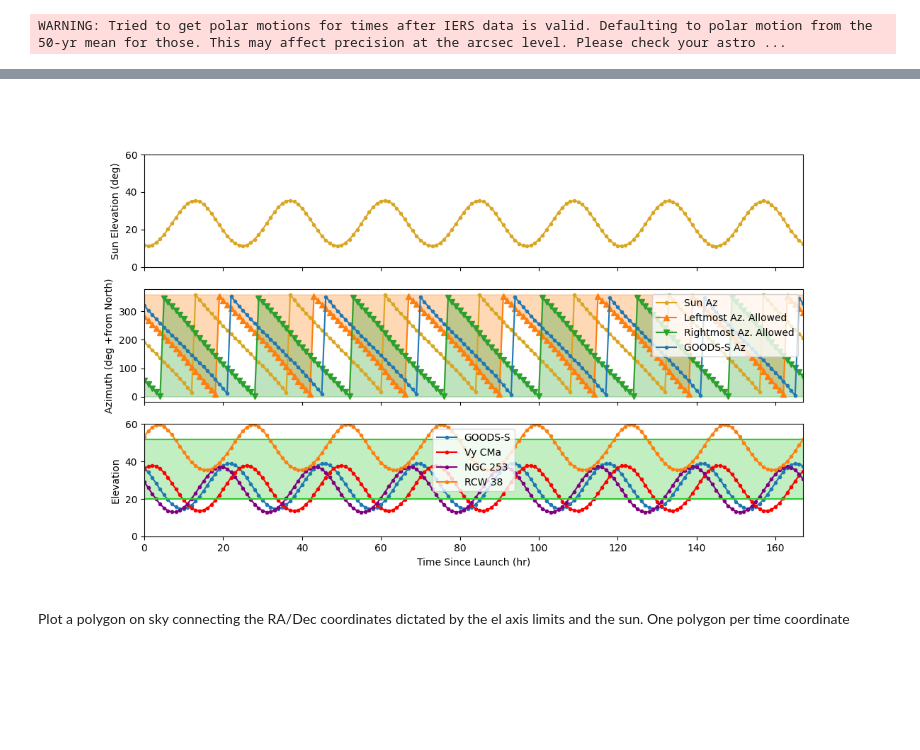
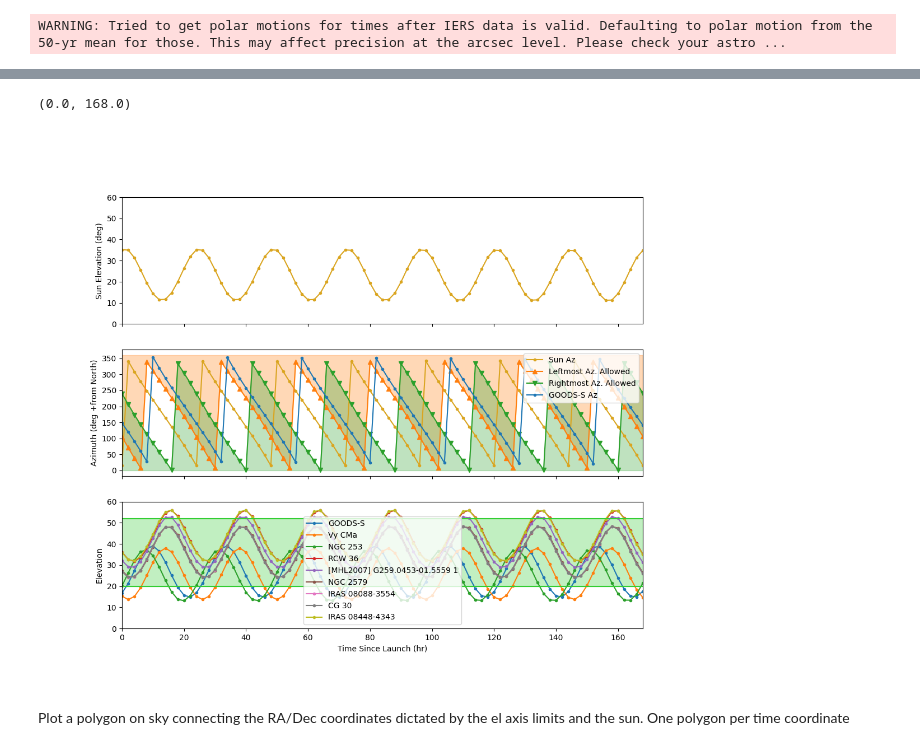
Before and after one commit to tim-balloon/tim-memos, a Jupyter notebook: TIM_sky_coverage.ipynb, the cells around one changed output, grey strips where cells are left out. Drawn from its saved outputs; the diff is of its cells as text; code cells hidden in the pictures; blank space fills up the shorter version.

```diff
--- a/TIM_sky_coverage.ipynb
+++ b/TIM_sky_coverage.ipynb
@@ -31,13 +31,14 @@ az_limleft = lambda x: wrap360(x - 270)
 az_limright = lambda x: wrap360(x - 135)
 
 
-# mcmurdo = EarthLocation(lat='-77.8419', lon='166.6863', height=37000.)
-mcmurdo = EarthLocation(lat='-77.8419', lon='346.6863', height=37000.) # halfway around continent
+mcmurdo = EarthLocation(lat='-77.8419', lon='166.6863', height=37000.)
+# mcmurdo = EarthLocation(lat='-77.8419', lon='346.6863', height=37000.) # halfway around continent
 launch_date = Time('2026-12-25 00:00:00', scale='utc', location=mcmurdo)
 
-oneday = np.arange(24 + 1) * u.hr
-oneweek = np.arange(24 * 7) * u.hr
-threeweeks = np.arange(24 * 7 * 3 + 1) * u.hr
+step_hr = 2
+oneday = np.arange(0, 24 + step_hr, step_hr) * u.hr
+oneweek = np.arange(0, 24 * 7 + step_hr, step_hr) * u.hr
+threeweeks = np.arange(24 * 7 * 3 + step_hr, step_hr) * u.hr
 times = launch_date + oneweek
 t = (times - times[0]).to(u.hr)
 
@@ -53,22 +54,17 @@ goods_s_altaz = goods_s.transform_to('altaz')
 edfs = SkyCoord(ra='04h04m57.84s', dec='-48d25m22.8s', obstime=times[0], location=mcmurdo)
 
 edff = SkyCoord(ra='03h31m43.6s', dec='-28d05m18.6s', obstime=times[0], location=mcmurdo)
-
-foo = SkyCoord.from_name('Vy CMa')
-vy_cma = SkyCoord(foo.ra, foo.dec, obstime=times, location=mcmurdo)
-vy_cma_altaz = vy_cma.transform_to(AltAz)
-
-foo = SkyCoord.from_name('NGC 253')
-ngc253 = SkyCoord(foo.ra, foo.dec, obstime=times, location=mcmurdo)
-ngc253_altaz = ngc253.transform_to(AltAz)
-
-foo = SkyCoord.from_name('RCW 38')
-rcw38 = SkyCoord(foo.ra, foo.dec, obstime=times, location=mcmurdo)
-rcw38_altaz = rcw38.transform_to(AltAz)
 # %% [output]
 WARNING: Tried to get polar motions for times after IERS data is valid. Defaulting to polar motion from the 50-yr mean for those. This may affect precision at the arcsec level. Please check your astro ...
+# %%
+def plot_from_catalog_helper_t_vs_el(ax, name):
+    foo = SkyCoord.from_name(name)
+    coord = SkyCoord(foo.ra, foo.dec, obstime=times, location=mcmurdo)
+    foo_altaz = coord.transform_to(AltAz)
+    ax.plot(t, foo_altaz.alt.deg, marker='.', label=name)
+    return coord, foo_altaz
 # %%
-fig, ax = plt.subplots(figsize=(12,7), nrows=3, sharex=True)
+fig, ax = plt.subplots(figsize=(12,10), nrows=3, sharex=True)
 
 ax[0].plot(t, sun_altaz.alt.deg, marker='.', color='goldenrod')
 ax[0].set_ylim(0, 60)
@@ -84,9 +80,16 @@ ax[1].set_ylabel('Azimuth (deg +from North)')
 ax[1].legend(loc='upper right')
 
 ax[2].plot(t, goods_s_altaz.alt.deg, marker='.', label='GOODS-S')
-ax[2].plot(t, vy_cma_altaz.alt.deg, marker='.', color='r', label='Vy CMa')
-ax[2].plot(t, ngc253_altaz.alt.deg, marker='.', color='purple', label='NGC 253')
-ax[2].plot(t, rcw38_altaz.alt.deg, marker='.', label='RCW 38')
+plot_from_catalog_helper_t_vs_el(ax[2], 'Vy CMa')
+plot_from_catalog_helper_t_vs_el(ax[2], 'NGC 253')
+plot_from_catalog_helper_t_vs_el(ax[2], 'RCW 36')
+# plot_from_catalog_helper_t_vs_el(ax[2], 'RCW 38')
+plot_from_catalog_helper_t_vs_el(ax[2], '[MHL2007] G259.0453-01.5559 1')
+plot_from_catalog_helper_t_vs_el(ax[2], 'NGC 2579')
+plot_from_catalog_helper_t_vs_el(ax[2], 'IRAS 08088-3554')
+plot_from_catalog_helper_t_vs_el(ax[2], 'CG 30')
+plot_from_catalog_helper_t_vs_el(ax[2], 'IRAS 08448-4343')
+
 ax[2].axhline(EL_MIN, color='limegreen')
 ax[2].fill_between(t.value, EL_MIN, y2=EL_MAX, color='limegreen', alpha=0.3)
 ax[2].axhline(EL_MAX, color='limegreen')
@@ -101,4 +104,5 @@ ax[2].set_xlim(t[0].value, t[-1].value)
+(0.0, 168.0)
-[figure, old version]
+[figure, new version]
 # %%
 def altaz_to_radec_helper(alt, az):
     my_radec = SkyCoord(
```
Also changed, not shown: parts of 3 cells of this notebook.
